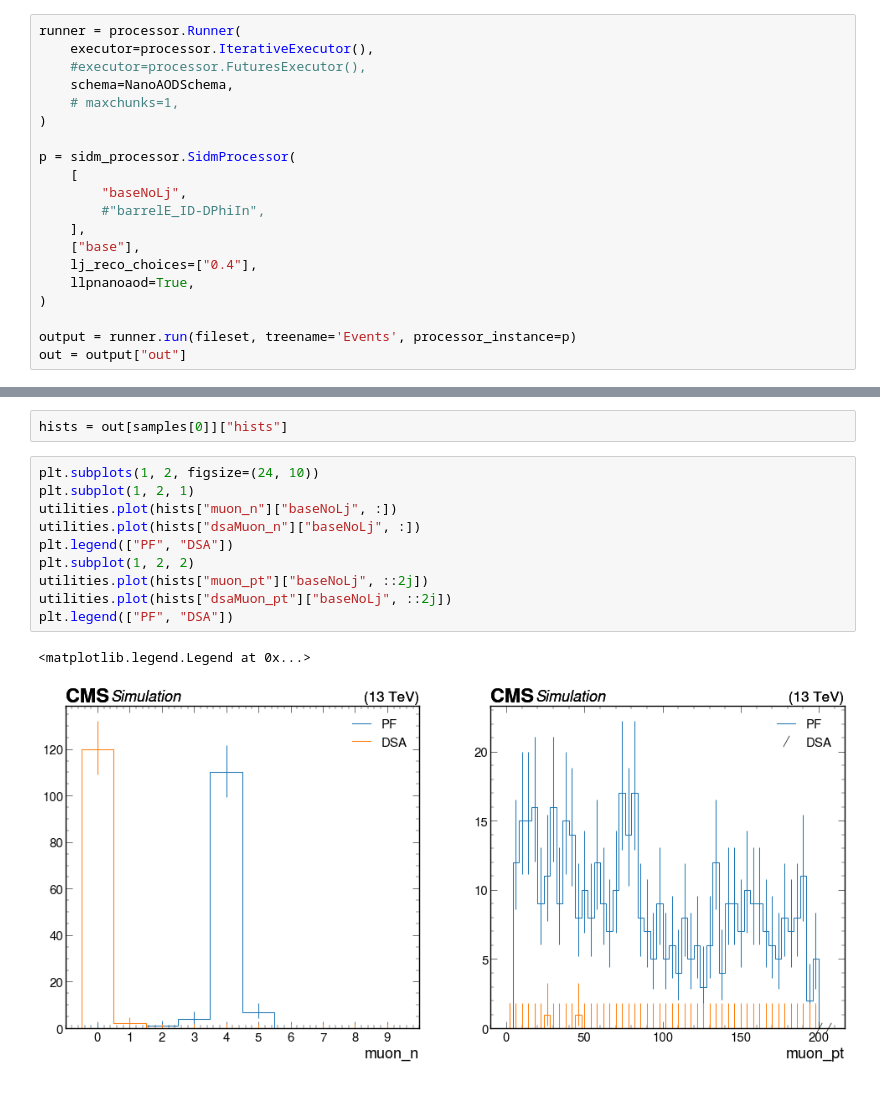
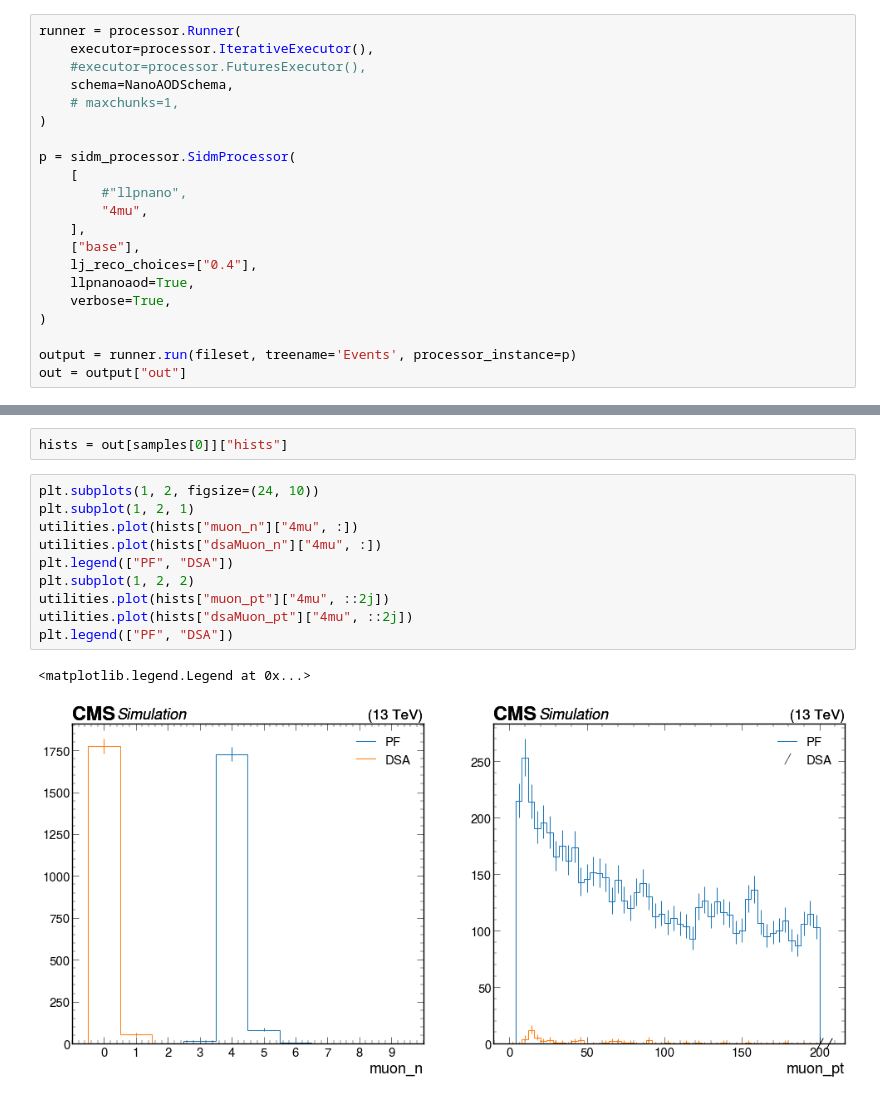
Before and after one commit to yfv2ev/SIDM, a Jupyter notebook: sidm/test_notebooks/test_llpnanoaod.ipynb, the cells around one changed output, grey strips where cells are left out. Drawn from its saved outputs; the diff is of its cells as text.

```diff
--- a/sidm/test_notebooks/test_llpnanoaod.ipynb
+++ b/sidm/test_notebooks/test_llpnanoaod.ipynb
@@ -176,12 +192,13 @@ runner = processor.Runner(
 
 p = sidm_processor.SidmProcessor(
     [
-        "baseNoLj",
-        #"barrelE_ID-DPhiIn",
+        #"llpnano",
+        "4mu",
     ],
     ["base"],
     lj_reco_choices=["0.4"],
     llpnanoaod=True,
+    verbose=True,
 )
 
 output = runner.run(fileset, treename='Events', processor_instance=p)
@@ -213,16 +222,16 @@ hists = out[samples[0]]["hists"]
 # %%
 plt.subplots(1, 2, figsize=(24, 10))
 plt.subplot(1, 2, 1)
-utilities.plot(hists["muon_n"]["baseNoLj", :])
-utilities.plot(hists["dsaMuon_n"]["baseNoLj", :])
+utilities.plot(hists["muon_n"]["4mu", :])
+utilities.plot(hists["dsaMuon_n"]["4mu", :])
 plt.legend(["PF", "DSA"])
 plt.subplot(1, 2, 2)
-utilities.plot(hists["muon_pt"]["baseNoLj", ::2j])
-utilities.plot(hists["dsaMuon_pt"]["baseNoLj", ::2j])
+utilities.plot(hists["muon_pt"]["4mu", ::2j])
+utilities.plot(hists["dsaMuon_pt"]["4mu", ::2j])
 plt.legend(["PF", "DSA"])
 # %% [output]
 <matplotlib.legend.Legend at 0x...>
-[figure, old version]
+[figure, new version]
 # %%
 plt.subplots(1, 2, figsize=(24, 10))
 plt.subplot(1, 2, 1)
```
Also changed, not shown: parts of 10 cells of this notebook, 2 other files.
